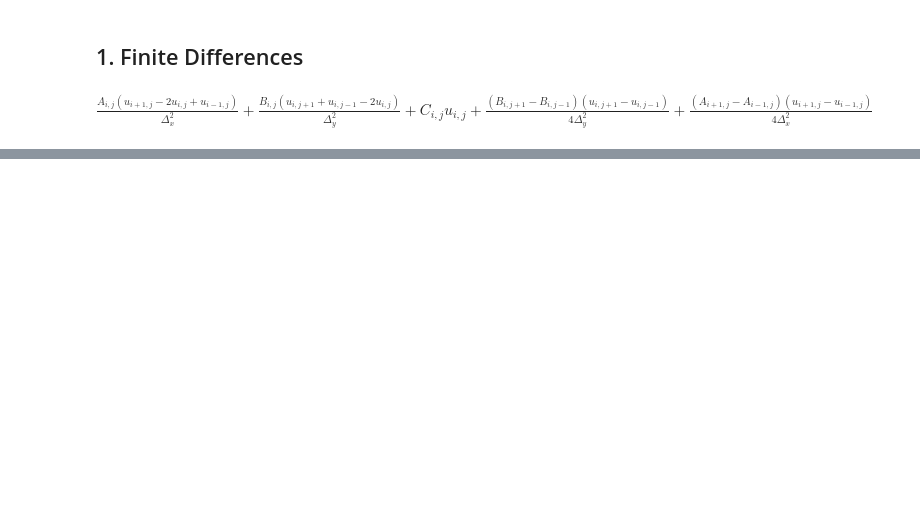
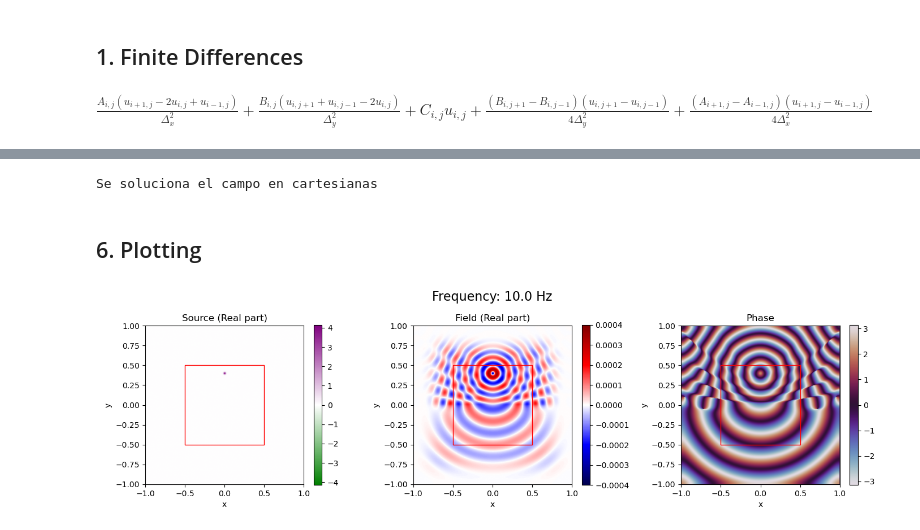
Before and after one commit to JulianSoZa/seismic_wave_propagation, a Jupyter notebook: notebooks/analysis/helmholtz_solver.ipynb, the cells around one changed output, grey strips where cells are left out. Cells and saved outputs as stored; diff of their text form; code cells hidden in the pictures; blank space fills up the shorter version.

```diff
--- a/notebooks/analysis/helmholtz_solver.ipynb
+++ b/notebooks/analysis/helmholtz_solver.ipynb
@@ -7,3 +17,6 @@ import matplotlib.pyplot as plt
+# %%
+from matplotlib.colors import LinearSegmentedColormap
+cmap_source = LinearSegmentedColormap.from_list('source', ['green', 'white', 'purple'])
 # %% [markdown]
 ## 1. Finite Differences
 # %%
@@ -28,0 +105,52 @@ $\displaystyle u_{i+1,j} \left(\frac{A_{i+1,j}}{4 \Delta_{x}^{2}} + \frac{A_{i,j
+# %%
+for i, this_frequency in enumerate(frequency_array):
+    source = sources.RickerWaveletFD(f=this_frequency, f0=10, t0=0.1, amplitude=1e2, x_pos=0, y_pos=0.4, sigma=0.01)
+    u_arrays[..., i], b_arrays[..., i] = pml_conditions.helmholtz_pml_solution(nx, ny, x_array, y_array, dx, dy, points_number, nk, this_frequency,
+                                                nbl, velocity_array, lpml, source, alpha)
+# %% [output]
+Se soluciona el campo en cartesianas
+# %% [markdown]
+## 6. Plotting
+# %%
+this_nfrequency = 0
+u = u_arrays[..., this_nfrequency]
+b = b_arrays[..., this_nfrequency]
+# %%
+fig, (ax0, ax1, ax2) = plt.subplots(1, 3, figsize=(14, 4))
+fig.suptitle(f'Frequency: {frequency_array[this_nfrequency]:.1f} Hz', fontsize=16)
+
+rect_params = dict(
+    xy=(main_domain_extension[0], main_domain_extension[2]),
+    width=main_domain_extension[1]-main_domain_extension[0],
+    height=main_domain_extension[3]-main_domain_extension[2],
+    linewidth=1, edgecolor='r', facecolor='none')
+
+vmax = np.max(np.abs(b))
+im0 = ax0.imshow(np.real(b).T, extent=domain_extension, origin='lower', cmap=cmap_source, vmin=-vmax, vmax=vmax)
+fig.colorbar(im0, ax=ax0, shrink=0.9)
+ax0.add_patch(patches.Rectangle(**rect_params))
+ax0.set_title('Source (Real part)')
+ax0.set_xlabel('x')
+ax0.set_ylabel('y')
+
+#vmax = np.max(np.abs(np.real(u)))
+vmax = 4e-4
+im1 = ax1.imshow(np.real(u).T, extent=domain_extension, origin='lower', cmap='seismic', vmin=-vmax, vmax=vmax)
+fig.colorbar(im1, ax=ax1, shrink=0.9)
+ax1.add_patch(patches.Rectangle(**rect_params))
+ax1.set_title('Field (Real part)')
+ax1.set_xlabel('x')
+ax1.set_ylabel('y')
+
+im2 = ax2.imshow(np.angle(u).T, extent=domain_extension, origin='lower', cmap='twilight', vmin=-np.pi, vmax=np.pi)
+fig.colorbar(im2, ax=ax2, shrink=0.9)
+ax2.add_patch(patches.Rectangle(**rect_params))
+ax2.set_title('Phase')
+ax2.set_xlabel('x')
+ax2.set_ylabel('y')
+
+fig.tight_layout()
+
+plt.show()
+# %% [output]
+[figure, added]
```
Also changed, not shown: parts of 15 cells of this notebook.
